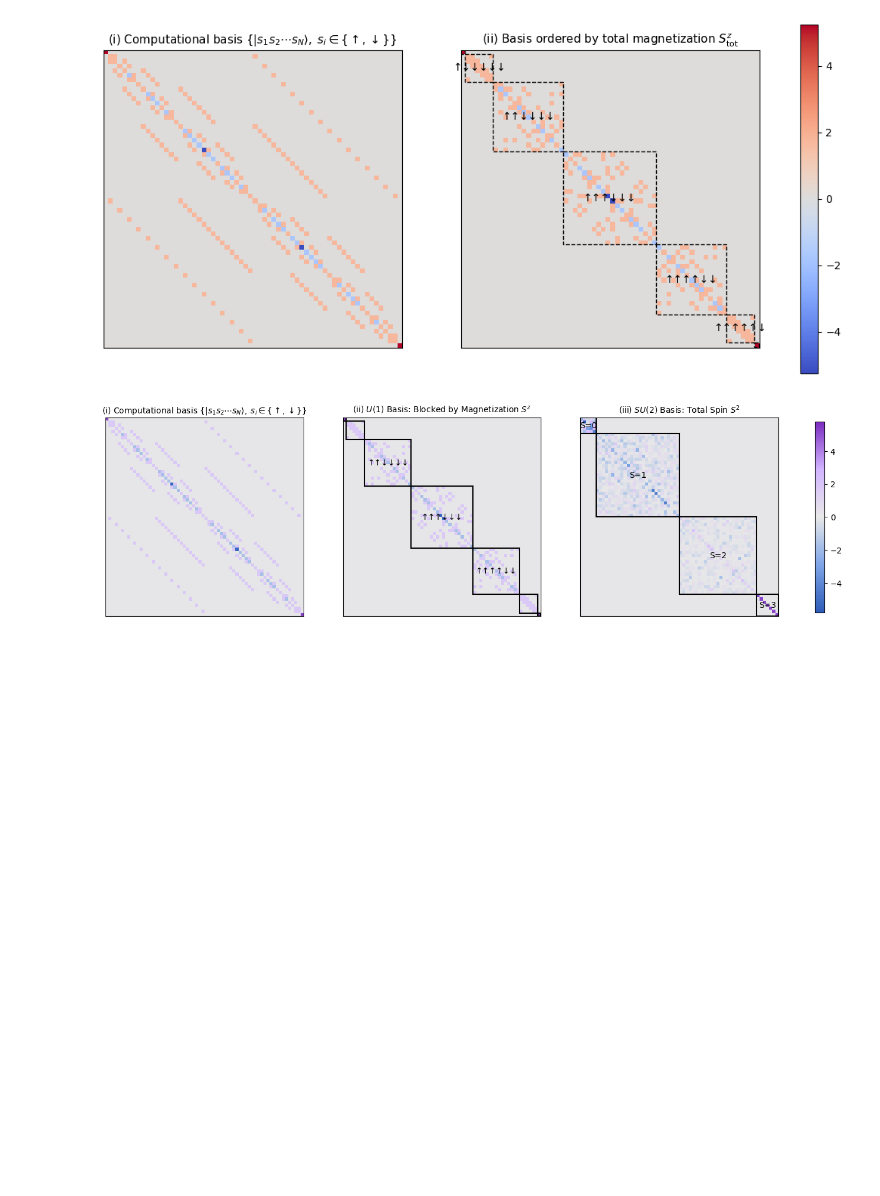
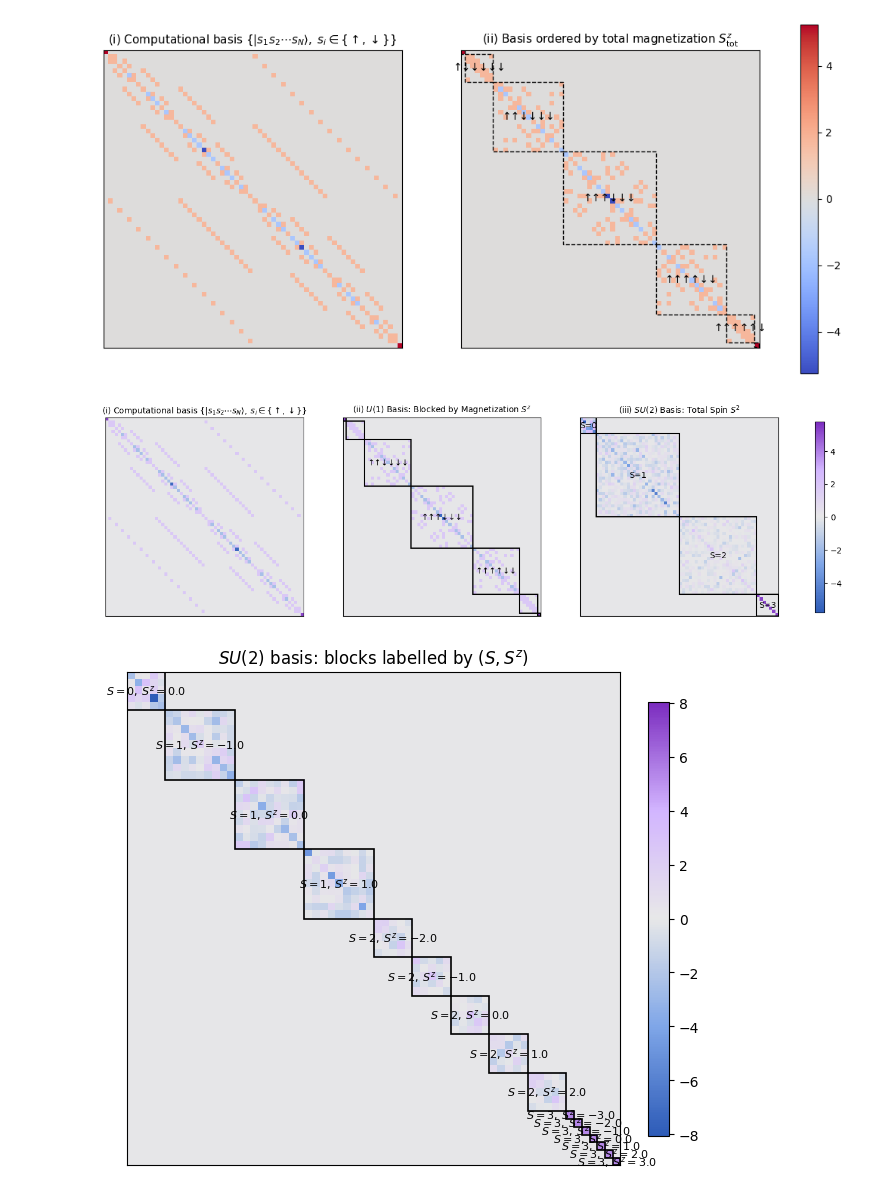
Before and after one commit to jkr11/bachelors-thesis, a Jupyter notebook: experiments/chain.ipynb, the cells around one changed output. Cells and saved outputs as stored; diff of their text form; code cells hidden in the pictures; blank space fills up the shorter version.

```diff
--- a/experiments/chain.ipynb
+++ b/experiments/chain.ipynb
@@ -456,0 +538,57 @@ fig2.savefig("plots/su2_block_structure.png", dpi=300, bbox_inches="tight")
+# %%
+fig, ax = plt.subplots(figsize=(7,7))
+
+im = ax.imshow(H_SU2_full, cmap=cmap, norm=norm)
+
+ax.set_title(
+    r"$SU(2)$ basis: blocks labelled by $(S,S^z)$",
+    fontsize=12
+)
+
+ax.set_xticks([])
+ax.set_yticks([])
+
+
+boundaries=[0]
+
+for i in range(1,len(SU2_labels)):
+    if SU2_labels[i] != SU2_labels[i-1]:
+        boundaries.append(i)
+
+boundaries.append(len(SU2_labels))
+
+
+for i in range(len(boundaries)-1):
+
+    start = boundaries[i]-0.5
+    end   = boundaries[i+1]-0.5
+
+    rect = patches.Rectangle(
+        (start,start),
+        end-start,
+        end-start,
+        edgecolor="black",
+        facecolor="none",
+        linewidth=1.2
+    )
+
+    ax.add_patch(rect)
+
+    S,Sz = SU2_labels[boundaries[i]]
+
+    ax.text(
+        (start+end)/2,
+        (start+end)/2,
+        rf"$S={S},\,S^z={Sz}$",
+        ha="center",
+        va="center",
+        fontsize=8
+    )
+
+
+fig.colorbar(im, ax=ax, fraction=0.04)
+
+plt.show()
+fig.savefig("plots/su2_sz_block_structure", dpi=300, bbox_inches="tight")
+# %% [output]
+[figure, added]
```
Also changed, not shown: parts of 1 cell of this notebook, 11 other files.
